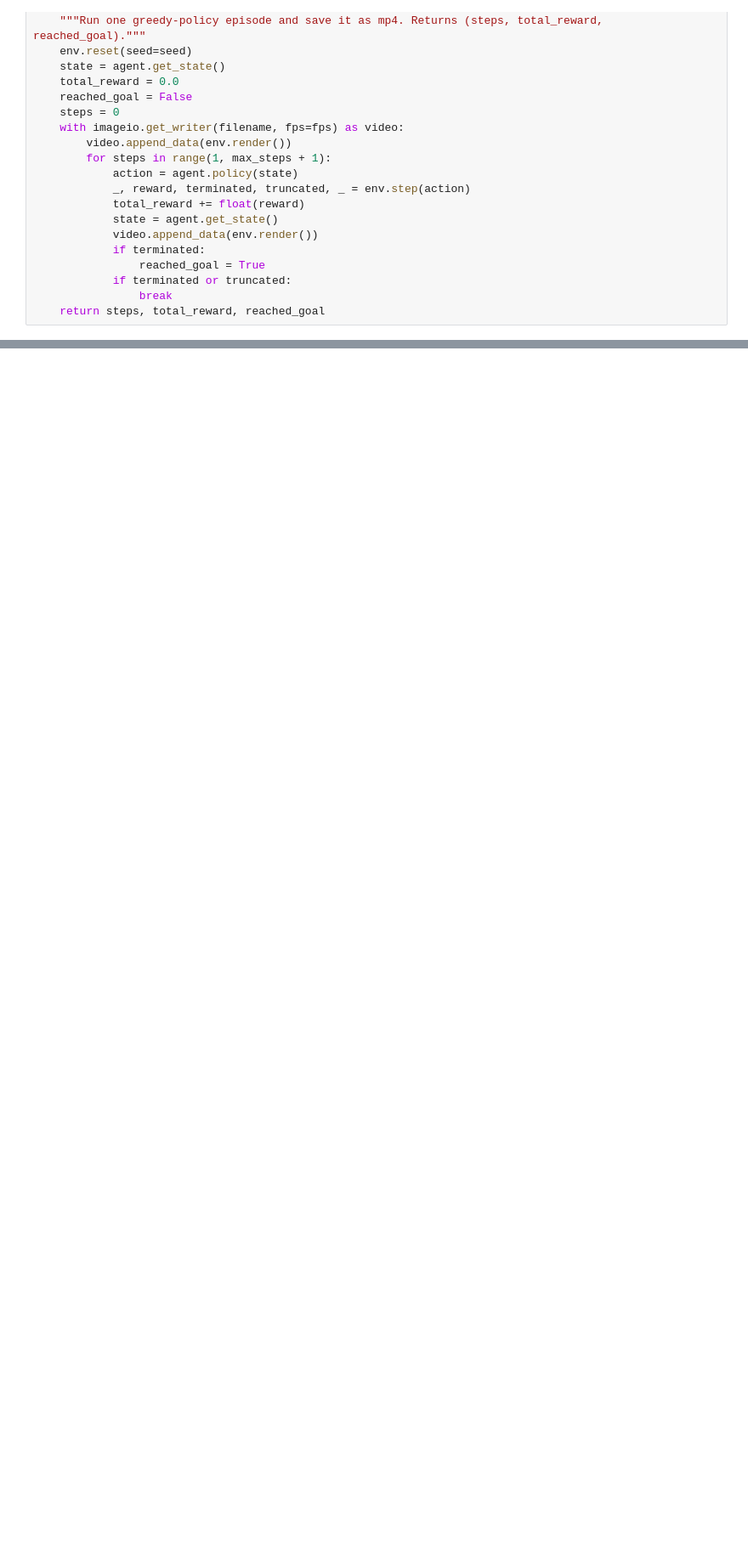
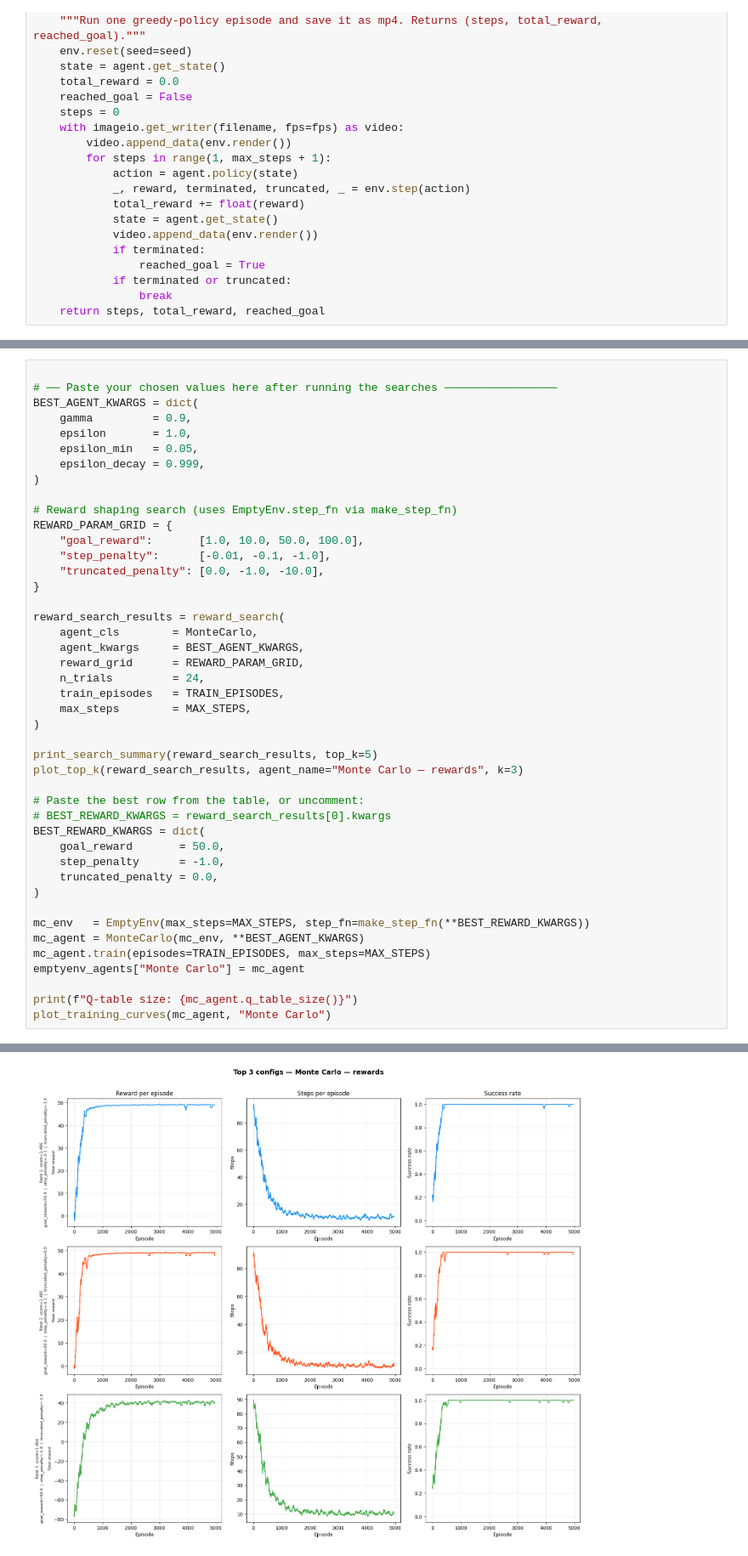
Before and after one commit to BlobDylan/RLEX2, a Jupyter notebook: HW2_2026B_KeyDoorLava.ipynb, the cells around one changed output, grey strips where cells are left out. Shown at 85% size. Drawn from its saved outputs; the diff is of its cells as text; blank space fills up the shorter version.

```diff
--- a/HW2_2026B_KeyDoorLava.ipynb
+++ b/HW2_2026B_KeyDoorLava.ipynb
@@ -1046,0 +1270,45 @@ Greedy rollout (seed=42): steps=11, reward=40.00, goal=True
+# %%
+
+# ── Paste your chosen values here after running the searches ─────────────────
+BEST_AGENT_KWARGS = dict(
+    gamma         = 0.9,
+    epsilon       = 1.0,
+    epsilon_min   = 0.05,
+    epsilon_decay = 0.999,
+)
+
+# Reward shaping search (uses EmptyEnv.step_fn via make_step_fn)
+REWARD_PARAM_GRID = {
+    "goal_reward":       [1.0, 10.0, 50.0, 100.0],
+    "step_penalty":      [-0.01, -0.1, -1.0],
+    "truncated_penalty": [0.0, -1.0, -10.0],
+}
+
+reward_search_results = reward_search(
+    agent_cls        = MonteCarlo,
+    agent_kwargs     = BEST_AGENT_KWARGS,
+    reward_grid      = REWARD_PARAM_GRID,
+    n_trials         = 24,
+    train_episodes   = TRAIN_EPISODES,
+    max_steps        = MAX_STEPS,
+)
+
+print_search_summary(reward_search_results, top_k=5)
+plot_top_k(reward_search_results, agent_name="Monte Carlo — rewards", k=3)
+
+# Paste the best row from the table, or uncomment:
+# BEST_REWARD_KWARGS = reward_search_results[0].kwargs
+BEST_REWARD_KWARGS = dict(
+    goal_reward       = 50.0,
+    step_penalty      = -1.0,
+    truncated_penalty = 0.0,
+)
+
+mc_env   = EmptyEnv(max_steps=MAX_STEPS, step_fn=make_step_fn(**BEST_REWARD_KWARGS))
+mc_agent = MonteCarlo(mc_env, **BEST_AGENT_KWARGS)
+mc_agent.train(episodes=TRAIN_EPISODES, max_steps=MAX_STEPS)
+emptyenv_agents["Monte Carlo"] = mc_agent
+
+print(f"Q-table size: {mc_agent.q_table_size()}")
+plot_training_curves(mc_agent, "Monte Carlo")
+# %% [output]
@@ -1046,0 +1322 @@ Greedy rollout (seed=42): steps=11, reward=40.00, goal=True
+[figure, added]
```
Also changed, not shown: parts of 16 cells of this notebook.
